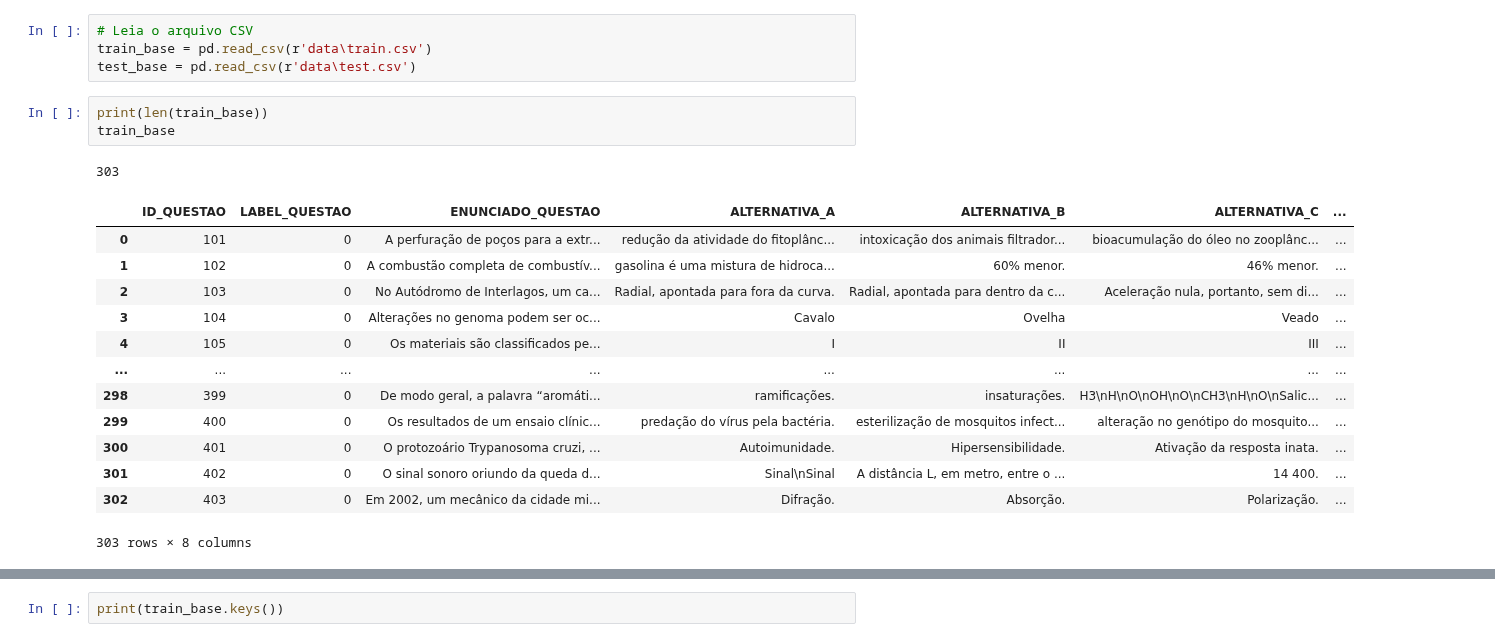
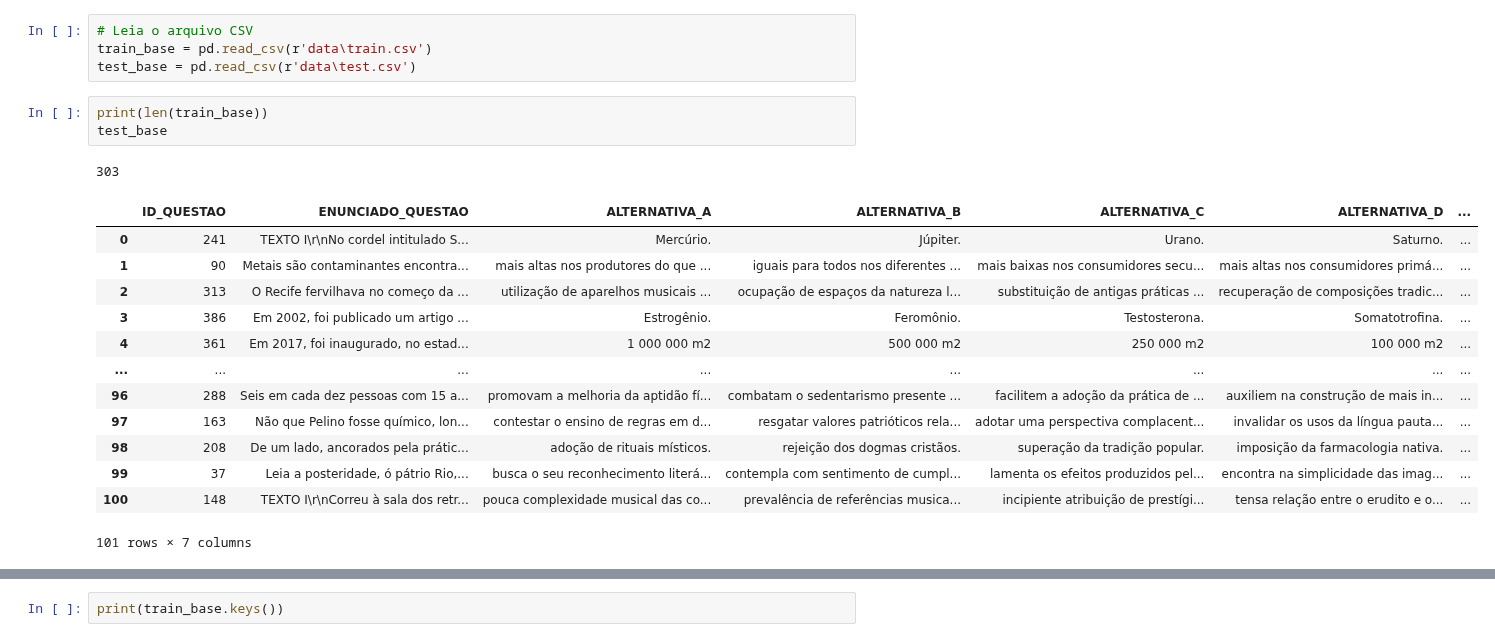
Before and after one commit to ViniciusBPessoa/Repositorio_Academico_Multidisciplinar, a Jupyter notebook: Mineracao_Textos/projeto01/main.ipynb, the cells around one changed output, grey strips where cells are left out. Saved outputs shown, nothing was run; the diff lists cells and outputs as text.

Commit message:
finalizando o projeto 01 mineração de texto

```diff
--- a/Mineracao_Textos/projeto01/main.ipynb
+++ b/Mineracao_Textos/projeto01/main.ipynb
@@ -16,22 +16,22 @@ train_base = pd.read_csv(r'data\train.csv')
 test_base = pd.read_csv(r'data\test.csv')
 # %%
 print(len(train_base))
-train_base
+test_base
 # %% [output]
 303
-|  | ID_QUESTAO | LABEL_QUESTAO | ENUNCIADO_QUESTAO | ALTERNATIVA_A | ALTERNATIVA_B | ALTERNATIVA_C | ... |
-| 0 | 101 | 0 | A perfuração de poços para a extr... | redução da atividade do fitoplânc... | intoxicação dos animais filtrador... | bioacumulação do óleo no zooplânc... | ... |
-| 1 | 102 | 0 | A combustão completa de combustív... | gasolina é uma mistura de hidroca... | 60% menor. | 46% menor. | ... |
-| 2 | 103 | 0 | No Autódromo de Interlagos, um ca... | Radial, apontada para fora da curva. | Radial, apontada para dentro da c... | Aceleração nula, portanto, sem di... | ... |
-| 3 | 104 | 0 | Alterações no genoma podem ser oc... | Cavalo | Ovelha | Veado | ... |
-| 4 | 105 | 0 | Os materiais são classificados pe... | I | II | III | ... |
+|  | ID_QUESTAO | ENUNCIADO_QUESTAO | ALTERNATIVA_A | ALTERNATIVA_B | ALTERNATIVA_C | ALTERNATIVA_D | ... |
+| 0 | 241 | TEXTO I\r\nNo cordel intitulado S... | Mercúrio. | Júpiter. | Urano. | Saturno. | ... |
+| 1 | 90 | Metais são contaminantes encontra... | mais altas nos produtores do que ... | iguais para todos nos diferentes ... | mais baixas nos consumidores secu... | mais altas nos consumidores primá... | ... |
+| 2 | 313 | O Recife fervilhava no começo da ... | utilização de aparelhos musicais ... | ocupação de espaços da natureza l... | substituição de antigas práticas ... | recuperação de composições tradic... | ... |
+| 3 | 386 | Em 2002, foi publicado um artigo ... | Estrogênio. | Feromônio. | Testosterona. | Somatotrofina. | ... |
+| 4 | 361 | Em 2017, foi inaugurado, no estad... | 1 000 000 m2 | 500 000 m2 | 250 000 m2 | 100 000 m2 | ... |
 | ... | ... | ... | ... | ... | ... | ... | ... |
-| 298 | 399 | 0 | De modo geral, a palavra “aromáti... | ramificações. | insaturações. | H3\nH\nO\nOH\nO\nCH3\nH\nO\nSalic... | ... |
-| 299 | 400 | 0 | Os resultados de um ensaio clínic... | predação do vírus pela bactéria. | esterilização de mosquitos infect... | alteração no genótipo do mosquito... | ... |
-| 300 | 401 | 0 | O protozoário Trypanosoma cruzi, ... | Autoimunidade. | Hipersensibilidade. | Ativação da resposta inata. | ... |
-| 301 | 402 | 0 | O sinal sonoro oriundo da queda d... | Sinal\nSinal | A distância L, em metro, entre o ... | 14 400. | ... |
-| 302 | 403 | 0 | Em 2002, um mecânico da cidade mi... | Difração. | Absorção. | Polarização. | ... |
+| 96 | 288 | Seis em cada dez pessoas com 15 a... | promovam a melhoria da aptidão fí... | combatam o sedentarismo presente ... | facilitem a adoção da prática de ... | auxiliem na construção de mais in... | ... |
+| 97 | 163 | Não que Pelino fosse químico, lon... | contestar o ensino de regras em d... | resgatar valores patrióticos rela... | adotar uma perspectiva complacent... | invalidar os usos da língua pauta... | ... |
+| 98 | 208 | De um lado, ancorados pela prátic... | adoção de rituais místicos. | rejeição dos dogmas cristãos. | superação da tradição popular. | imposição da farmacologia nativa. | ... |
+| 99 | 37 | Leia a posteridade, ó pátrio Rio,... | busca o seu reconhecimento literá... | contempla com sentimento de cumpl... | lamenta os efeitos produzidos pel... | encontra na simplicidade das imag... | ... |
+| 100 | 148 | TEXTO I\r\nCorreu à sala dos retr... | pouca complexidade musical das co... | prevalência de referências musica... | incipiente atribuição de prestígi... | tensa relação entre o erudito e o... | ... |
-303 rows × 8 columns
+101 rows × 7 columns
 # %%
 print(len(test_base))
 test_base
```
Also changed, not shown: parts of 7 cells of this notebook, 4 other files.
